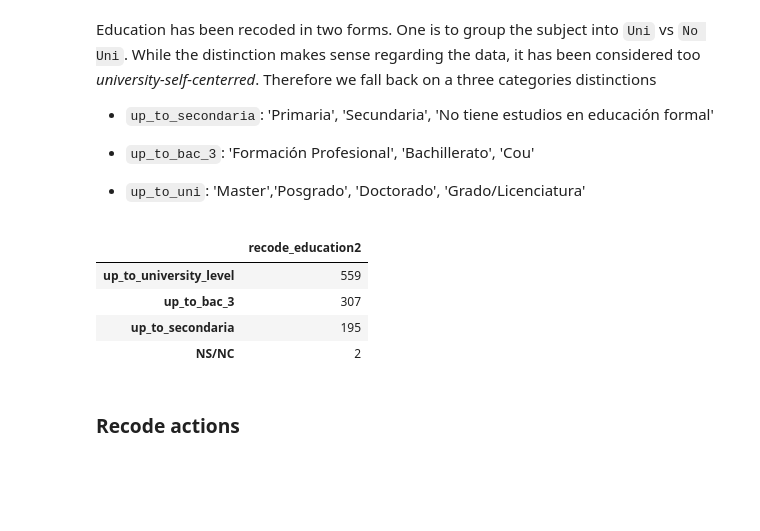
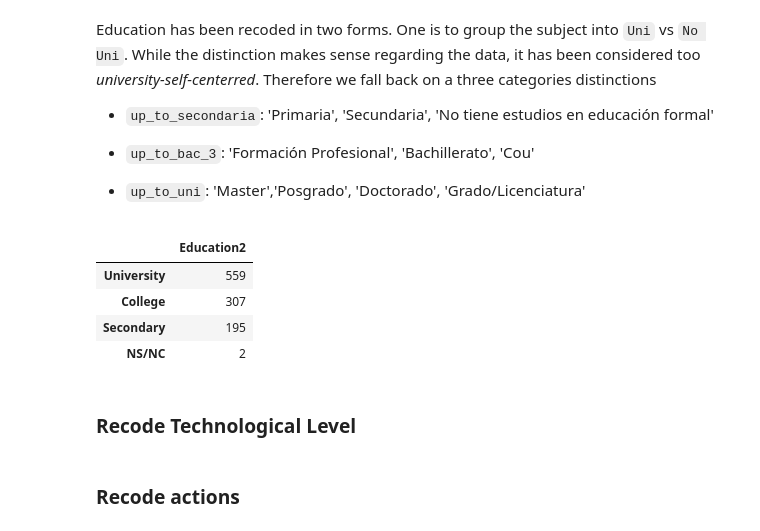
Before and after one commit to social-link-analytics-group-bsc/experiment-platform, a Jupyter notebook: analysis/data_cleaning.ipynb, the cells around one changed output. Drawn from its saved outputs; the diff is of its cells as text; code cells hidden in the pictures; blank space fills up the shorter version.

```diff
--- a/analysis/data_cleaning.ipynb
+++ b/analysis/data_cleaning.ipynb
@@ -192,3 +199,5 @@ df_raw['r_w'].value_counts().to_frame()
+# %%
+df_raw["Gender"] = df_raw['dm_genero']
 # %% [markdown]
 ### Recode religion
 # %% [markdown]
@@ -219,10 +228,10 @@ religion = ['Católico', 'Islámico', 'Evangélico', 'Protestante', 'Budista', '
 
 no_religion = ['Agnóstico', 'Soy Agnóstico', 'Ateo', 'Ningún Punto Religioso..Creo En La Vida.', 'Ni Creo Ni Dejo De Creer' ]
 
-df_raw['recode_religion'] = df_raw['dm_pref_religion'].replace(religion, 'Religious')
-df_raw['recode_religion'] = df_raw['recode_religion'].replace(no_religion, 'No religious')
-# Code as None if not within these two categories
-df_raw['recode_religion'] = np.where(df_raw['recode_religion'].isin(['Religious','No religious']), df_raw['recode_religion'], None)
+df_raw['Religion'] = df_raw['dm_pref_religion'].replace(religion, 'Religious')
+df_raw['Religion'] = df_raw['Religion'].replace(no_religion, 'No religious')
+# Code as None if not within these two Religion
+df_raw['Religion'] = np.where(df_raw['Religion'].isin(['Religious','No religious']), df_raw['Religion'], None)
 # %%
 df_raw['dm_pref_religion'].value_counts().to_frame()
 # %% [output]
@@ -277,14 +286,14 @@ df_raw['dm_politica'].value_counts().to_frame()
 # aggregate politics preferences into bigger groups (izquierda, derecha, centro)
 def aggregate_politics(val):
     if val in ['Izquierda', 'Centro izquierda']:
-        return 'Izquierda'
+        return 'Left'
     elif val in ['Derecha', 'Centro derecha']:
-        return 'Derecha'
+        return 'Right'
     elif val == 'Centro':
-        return val
+        return "Centre"
     else:
         return None
-df_raw['recode_politics'] = df_raw['dm_politica'].apply(aggregate_politics)
+df_raw['Political'] = df_raw['dm_politica'].apply(aggregate_politics)
 # %% [markdown]
 After recoding, we obtained the following repartition
 # %%
@@ -315,10 +334,10 @@ def aggregate_age(val):
         return '>55'
     elif val is None:
         return None
-df_raw['recode_age'] = df_raw.dm_edad.apply(aggregate_age)
+df_raw['Age'] = df_raw.dm_edad.apply(aggregate_age)
 
-df_raw.recode_age = pd.Categorical(df_raw.recode_age, categories=['<=18-34', '35-54', '>55'],ordered=True)
+df_raw['Age'] = pd.Categorical(df_raw['Age'], categories=['<=18-34', '35-54', '>55'],ordered=True)
 
 
-df_raw.recode_age.value_counts().to_frame()
+df_raw['Age'].value_counts().to_frame()
 # %% [output]
@@ -339,43 +358,45 @@ Education has been recoded in two forms. One  is to group the subject into `Uni`
 # %%
 # Recode education
 df_raw['dm_education'] = df_raw.apply(lambda row: row['dm_educacion'] if row['dm_educacion'] != 'Otro' else row['dm_edu_otro'].strip().title(), axis=1)
 
 
 #education_recoded_values = ['Primaria', 'Secundaria', 'Formación Profesional', 'Grado/Licenciatura', 'Master', 'Posgrado', 'Doctorado' ]
 
 # Code as None if not within the list of education level
 #df_raw['recode_education'] = np.where(df_raw['dm_education'].isin(education_recoded_values), df_raw['dm_education'], None)
 
 
 # Recode education into broader categories
 uni = ['Posgrado', 'Doctorado', 'Master', 'Grado/Licenciatura' ]
 non_uni = ['No tiene estudios en educación formal', 'Formación Profesional', 'Primaria', 'Secundaria', 'Cou', 'Bachillerato']
 
 
 
 
-df_raw['recode_education'] = df_raw['dm_education'].replace(uni, 'University_studies')
-df_raw['recode_education'] = df_raw['recode_education'].replace(non_uni, 'No_university_studies')
+df_raw['Education'] = df_raw['dm_education'].replace(uni, 'University studies')
+df_raw['Education'] = df_raw['Education'].replace(non_uni, 'No university studies')
 
 
 
 # Alternative recoding
 up_to_secondaria = ['Primaria', 'Secundaria', 'No tiene estudios en educación formal']
 up_to_bac_3 = ['Formación Profesional', 'Bachillerato', 'Cou']
 up_to_university_level = ['Master','Posgrado', 'Doctorado',  'Grado/Licenciatura']
 
 
 # Code as None if not within these categories
-df_raw['recode_education'] = np.where(df_raw['recode_education'].isin(['University_studies', 'No_university_studies']), df_raw['recode_education'], None)
-df_raw.recode_education.value_counts()
+df_raw['Education'] = np.where(df_raw['Education'].isin(['University studies', 'No university studies']), df_raw['Education'], None)
+df_raw['Education'].value_counts()
 
-df_raw['recode_education2'] = df_raw['dm_education'].replace(up_to_secondaria, 'up_to_secondaria')
-df_raw['recode_education2'] = df_raw['recode_education2'].replace(up_to_bac_3, 'up_to_bac_3')
-df_raw['recode_education2'] = df_raw['recode_education2'].replace(up_to_university_level, 'up_to_university_level')
-df_raw.recode_education2.value_counts().to_frame()
+df_raw['Education2'] = df_raw['dm_education'].replace(up_to_secondaria, 'Secondary')
+df_raw['Education2'] = df_raw['Education2'].replace(up_to_bac_3, 'College')
+df_raw['Education2'] = df_raw['Education2'].replace(up_to_university_level, 'University')
+df_raw['Education2'].value_counts().to_frame()
 # %% [output]
-|  | recode_education2 |
-| up_to_university_level | 559 |
-| up_to_bac_3 | 307 |
-| up_to_secondaria | 195 |
+|  | Education2 |
+| University | 559 |
+| College | 307 |
+| Secondary | 195 |
 | NS/NC | 2 |
+# %% [markdown]
+### Recode Technological Level
```
Also changed, not shown: parts of 19 cells of this notebook.
